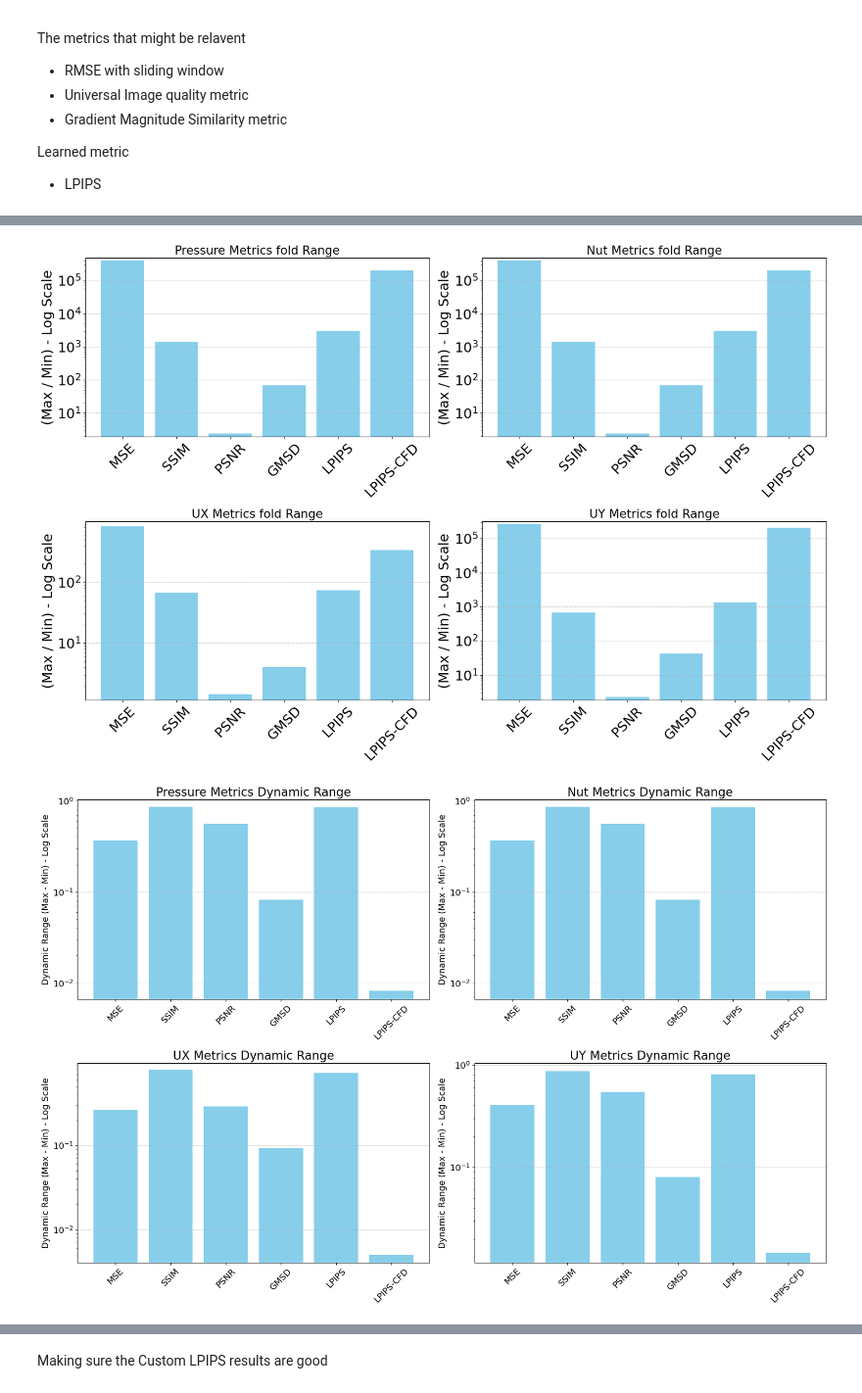
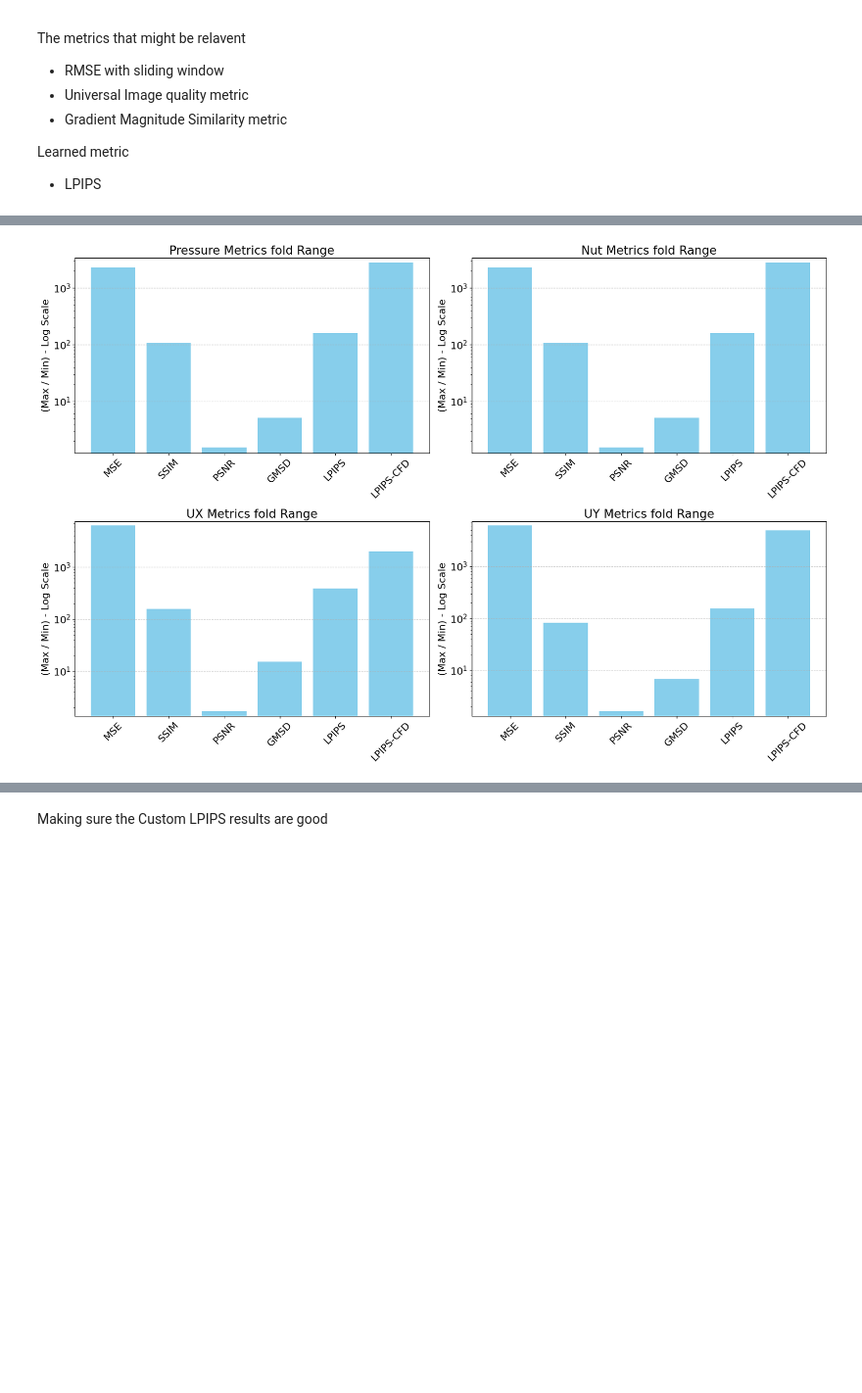
Before and after one commit to krngd2/AirfranceDatasetAnalysis, a Jupyter notebook: generic_iqa.ipynb, the cells around one changed output, grey strips where cells are left out. Shown at 98% size. Saved outputs shown, nothing was run; the diff lists cells and outputs as text; code cells hidden in the pictures; blank space fills up the shorter version.

Commit message:
multi task head results complete

```diff
--- a/generic_iqa.ipynb
+++ b/generic_iqa.ipynb
@@ -651,10 +708,19 @@ nut_results_df_path = f'{results_folder}/results_nut.csv'
 ux_results_df_path = f'{results_folder}/results_velocity_x.csv'
 uy_results_df_path = f'{results_folder}/results_velocity_y.csv'
 
-results_df_p.to_csv(p_results_df_path, index=False)
-results_df_nut.to_csv(nut_results_df_path, index=False)
-results_df_ux.to_csv(ux_results_df_path, index=False)
-results_df_uy.to_csv(uy_results_df_path, index=False)
+# save the results to CSV files
+# results_df_p.to_csv(p_results_df_path, index=False)
+# results_df_nut.to_csv(nut_results_df_path, index=False)
+# results_df_ux.to_csv(ux_results_df_path, index=False)
+# results_df_uy.to_csv(uy_results_df_path, index=False)
+
+# Load the results from CSV files
+import pandas as pd
+import numpy as np
+results_df_p = pd.read_csv(p_results_df_path)
+results_df_nut = pd.read_csv(nut_results_df_path)
+results_df_ux = pd.read_csv(ux_results_df_path)
+results_df_uy = pd.read_csv(uy_results_df_path)
 # %%
 # compare highest and lowest values
 def compare_sensitivity(df):
@@ -667,8 +733,8 @@ def compare_sensitivity(df):
         comparison[col] = {
             'max': max_value,
             'min': min_value,
-            'dynamic_range': max_value - min_value, # More meaningful than fold change
-            'std_dev': std_dev, # Excellent measure of score spread
+            # 'dynamic_range': max_value - min_value, # More meaningful than fold change
+            # 'std_dev': std_dev, # Excellent measure of score spread
             'fold_change': max_value / min_value if min_value != 0 else np.inf
         }
     return pd.DataFrame(comparison).T
@@ -720,33 +786,33 @@ plt.tight_layout()  # Apply tight layout to the whole figure
 plt.show()
 
 
-fig, axes = plt.subplots(2, 2, figsize=(18, 12))
-# plot font size increase for this plot
-plt.rcParams.update({'font.size': 16})
+# fig, axes = plt.subplots(2, 2, figsize=(18, 12))
+# # plot font size increase for this plot
+# plt.rcParams.update({'font.size': 16})
 
 
-plot_difference(comparison_p, 'Pressure Metrics Dynamic Range', axes[0, 0], key='dynamic_range', xlabel='', ylabel='Dynamic Range (Max - Min) - Log Scale')
-plot_difference(comparison_nut, 'Nut Metrics Dynamic Range', axes[0, 1], key='dynamic_range', xlabel='', ylabel='Dynamic Range (Max - Min) - Log Scale')
-plot_difference(comparison_ux, 'UX Metrics Dynamic Range', axes[1, 0], key='dynamic_range', xlabel='', ylabel='Dynamic Range (Max - Min) - Log Scale')
-plot_difference(comparison_uy, 'UY Metrics Dynamic Range', axes[1, 1], key='dynamic_range', xlabel='', ylabel='Dynamic Range (Max - Min) - Log Scale')
-# font size increase for all plots
-plt.rcParams.update({'font.size': 14})
-plt.tight_layout()  # Apply tight layout to the whole figure
-plt.show()
+# plot_difference(comparison_p, 'Pressure Metrics Dynamic Range', axes[0, 0], key='dynamic_range', xlabel='', ylabel='Dynamic Range (Max - Min) - Log Scale')
+# plot_difference(comparison_nut, 'Nut Metrics Dynamic Range', axes[0, 1], key='dynamic_range', xlabel='', ylabel='Dynamic Range (Max - Min) - Log Scale')
+# plot_difference(comparison_ux, 'UX Metrics Dynamic Range', axes[1, 0], key='dynamic_range', xlabel='', ylabel='Dynamic Range (Max - Min) - Log Scale')
+# plot_difference(comparison_uy, 'UY Metrics Dynamic Range', axes[1, 1], key='dynamic_range', xlabel='', ylabel='Dynamic Range (Max - Min) - Log Scale')
+# # font size increase for all plots
+# plt.rcParams.update({'font.size': 14})
+# plt.tight_layout()  # Apply tight layout to the whole figure
+# plt.show()
 
-fig, axes = plt.subplots(2, 2, figsize=(18, 12))
-# plot font size increase for this plot
-plt.rcParams.update({'font.size': 16})
+# fig, axes = plt.subplots(2, 2, figsize=(18, 12))
+# # plot font size increase for this plot
+# plt.rcParams.update({'font.size': 16})
 
 
-plot_difference(comparison_p, 'Pressure Metrics std_dev Range', axes[0, 0], key='std_dev', xlabel='', ylabel='Standard Deviation Range - Log Scale')
-plot_difference(comparison_nut, 'Nut Metrics std_dev Range', axes[0, 1], key='std_dev', xlabel='', ylabel='Standard Deviation Range - Log Scale')
-plot_difference(comparison_ux, 'UX Metrics std_dev Range', axes[1, 0], key='std_dev', xlabel='', ylabel='Standard Deviation Range - Log Scale')
-plot_difference(comparison_uy, 'UY Metrics std_dev Range', axes[1, 1], key='std_dev', xlabel='', ylabel='Standard Deviation Range - Log Scale')
-# font size increase for all plots
-plt.rcParams.update({'font.size': 22})
-plt.tight_layout()  # Apply tight layout to the whole figure
-plt.show()
+# plot_difference(comparison_p, 'Pressure Metrics std_dev Range', axes[0, 0], key='std_dev', xlabel='', ylabel='Standard Deviation Range - Log Scale')
+# plot_difference(comparison_nut, 'Nut Metrics std_dev Range', axes[0, 1], key='std_dev', xlabel='', ylabel='Standard Deviation Range - Log Scale')
+# plot_difference(comparison_ux, 'UX Metrics std_dev Range', axes[1, 0], key='std_dev', xlabel='', ylabel='Standard Deviation Range - Log Scale')
+# plot_difference(comparison_uy, 'UY Metrics std_dev Range', axes[1, 1], key='std_dev', xlabel='', ylabel='Standard Deviation Range - Log Scale')
+# # font size increase for all plots
+# plt.rcParams.update({'font.size': 22})
+# plt.tight_layout()  # Apply tight layout to the whole figure
+# plt.show()
 # %% [output]
 Comparison of highest and lowest values:
 Pressure Metrics:
@@ -768,2 +834 @@ LPIPS-CFD  0.014689  7.000000e-08       0.014689  0.003457  209839.914286
-[figure, old version]
+[figure, new version]
-[figure, removed]
```
Also changed, not shown: parts of 16 cells of this notebook, 6 other files.
